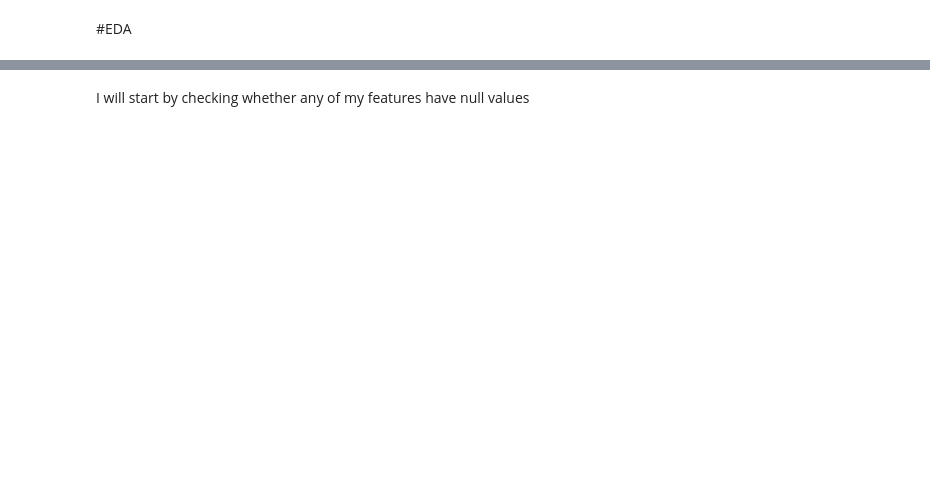
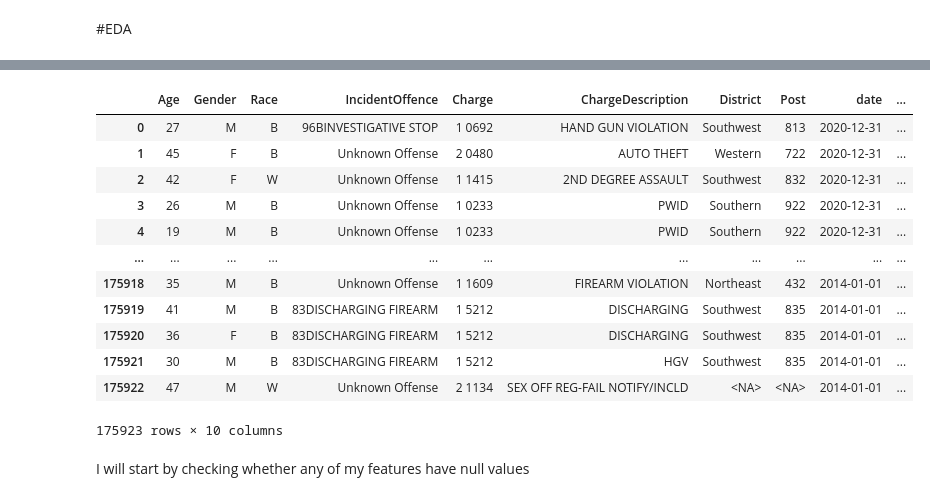
Before and after one commit to ed765super/DATA602-Baltimore-Crime-Data-Classification, a Jupyter notebook: project.ipynb, the cells around one changed output, grey strips where cells are left out. Saved outputs shown, nothing was run; the diff lists cells and outputs as text; code cells hidden in the pictures; blank space fills up the shorter version.

```diff
--- a/project.ipynb
+++ b/project.ipynb
@@ -30,0 +49,3 @@ max         NaN           NaN       NaN  ...         NaN        NaN  154187.0000
+# %%
+dfConverted = df.convert_dtypes()
+dfConverted.dtypes
@@ -31,3 +135,19 @@ max         NaN           NaN       NaN  ...         NaN        NaN  154187.0000
+# %%
+dfConverted
+# %% [output]
+|  | Age | Gender | Race | IncidentOffence | Charge | ChargeDescription | District | Post | date | ... |
+| 0 | 27 | M | B | 96BINVESTIGATIVE STOP | 1 0692 | HAND GUN VIOLATION | Southwest | 813 | 2020-12-31 | ... |
+| 1 | 45 | F | B | Unknown Offense | 2 0480 | AUTO THEFT | Western | 722 | 2020-12-31 | ... |
+| 2 | 42 | F | W | Unknown Offense | 1 1415 | 2ND DEGREE ASSAULT | Southwest | 832 | 2020-12-31 | ... |
+| 3 | 26 | M | B | Unknown Offense | 1 0233 | PWID | Southern | 922 | 2020-12-31 | ... |
+| 4 | 19 | M | B | Unknown Offense | 1 0233 | PWID | Southern | 922 | 2020-12-31 | ... |
+| ... | ... | ... | ... | ... | ... | ... | ... | ... | ... | ... |
+| 175918 | 35 | M | B | Unknown Offense | 1 1609 | FIREARM VIOLATION | Northeast | 432 | 2014-01-01 | ... |
+| 175919 | 41 | M | B | 83DISCHARGING FIREARM | 1 5212 | DISCHARGING | Southwest | 835 | 2014-01-01 | ... |
+| 175920 | 36 | F | B | 83DISCHARGING FIREARM | 1 5212 | DISCHARGING | Southwest | 835 | 2014-01-01 | ... |
+| 175921 | 30 | M | B | 83DISCHARGING FIREARM | 1 5212 | HGV | Southwest | 835 | 2014-01-01 | ... |
+| 175922 | 47 | M | W | Unknown Offense | 2 1134 | SEX OFF REG-FAIL NOTIFY/INCLD | <NA> | <NA> | 2014-01-01 | ... |
+175923 rows × 10 columns
 # %% [markdown]
 I will start by checking whether any of my features have null values
 # %%
```
Also changed, not shown: parts of 17 cells of this notebook.
